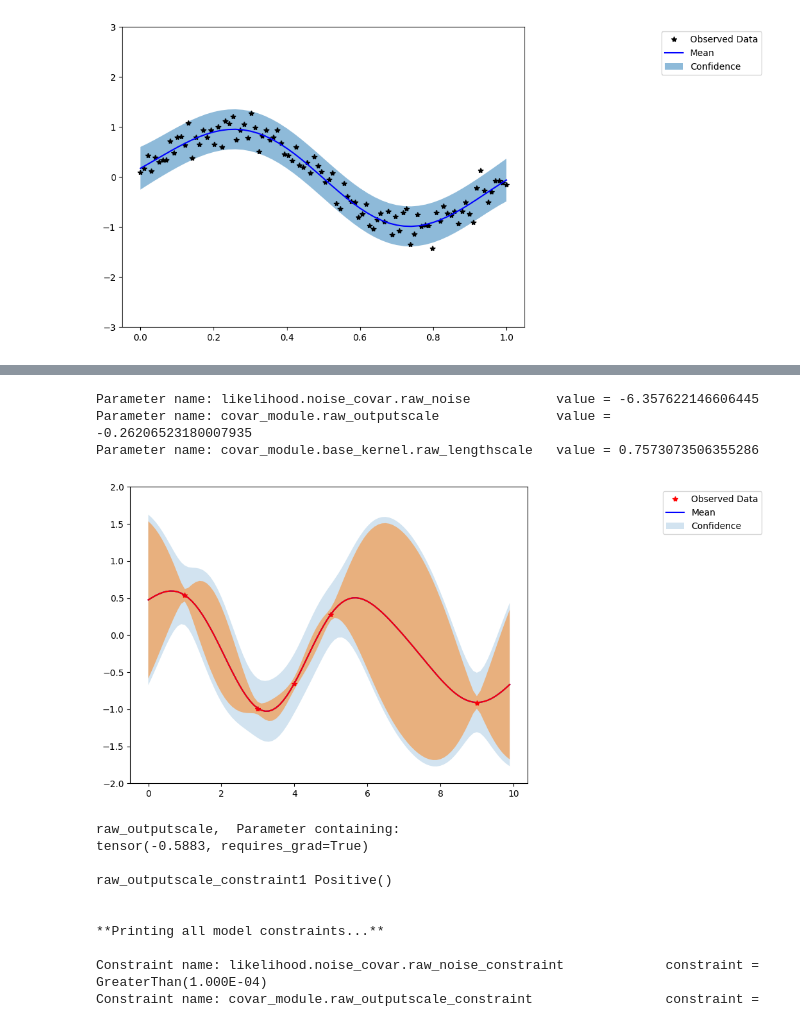
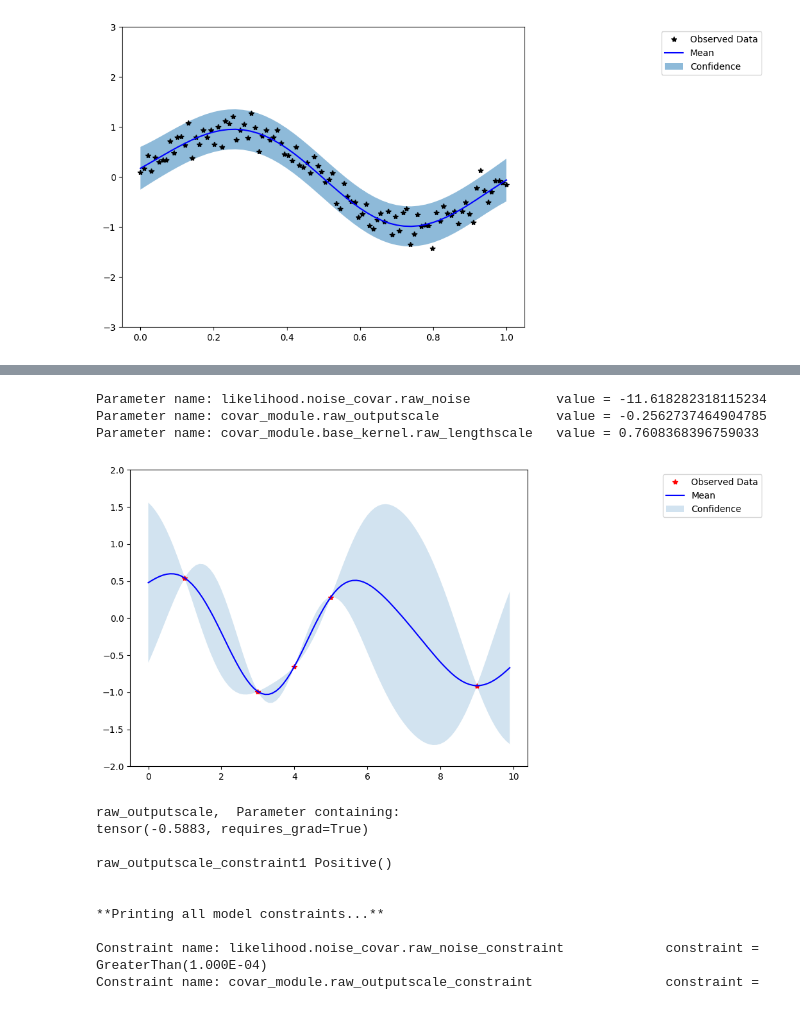
Before and after one commit to Leslieaj/GPTest, a Jupyter notebook: gpytorch_test1.ipynb, the cells around one changed output, grey strips where cells are left out. Drawn from its saved outputs; the diff is of its cells as text; code cells hidden in the pictures.

Commit message:
find a method to set the likelihood noise

```diff
--- a/gpytorch_test1.ipynb
+++ b/gpytorch_test1.ipynb
@@ -150,9 +150,12 @@ class ExactGPModel1(gpytorch.models.ExactGP):
 train_x1 = torch.tensor([3, 1, 4, 5, 9])
 train_y1 = torch.cos(train_x1)
 
-noises = torch.zeros(5)
-
-likelihood1 = gpytorch.likelihoods.GaussianLikelihood()
+# The way to set almost no noise likelihood. Assume: likelihood noise constraint was defined
+likelihood1 = gpytorch.likelihoods.GaussianLikelihood(noise_constraint=gpytorch.constraints.GreaterThan(1e-6))
+# Some small value, but don't make it too small or numerical performance will suffer. (1e-4)
+likelihood1.noise = 1e-5
+# Mark that don't want to train the noise.
+likelihood1.noise_covar.raw_noise.requires_grad_(False)
 model1 = ExactGPModel1(train_x1, train_y1, likelihood1)
 
 # Find optimal model hyperparameters
@@ -177,7 +180,7 @@ for i in range(training_iter):
     # Calc loss and backprop gradients
     loss = -mll(output, train_y1)
     loss.backward()
-    print('Iter %d/%d - Loss: %.3f   lengthscale: %.3f   noise: %.3f' % (
+    print('Iter %d/%d - Loss: %.3f   lengthscale: %.3f   noise: %.4f' % (
         i + 1, training_iter, loss.item(),
         model1.covar_module.base_kernel.lengthscale.item(),
         model1.likelihood.noise.item()
@@ -213,42 +216,44 @@ likelihood1.eval()
 
 with torch.no_grad():
     test_x1 = torch.arange(0, 10, 0.1)
-    trained_pred_dist = likelihood(model1(test_x1))
+    trained_pred_dist = likelihood1(model1(test_x1))
 
     d = model1(test_x1)
     mu = d.mean
     cov = d.covariance_matrix
-    assert mu.detach().numpy().all() == pred_mean.detach().numpy().all()
     uncertainty = 1.96 * np.sqrt(np.diag(cov.detach().numpy()))
     # print(test_x1)
     # print(uncertainty)
     # print(mu[11])
     # print(model1(torch.tensor([1])))
+    # print(np.diag(cov.detach().numpy()))
 
     pred_mean = trained_pred_dist.mean
+    assert mu.detach().numpy().all() == pred_mean.detach().numpy().all()
     pred_covar = trained_pred_dist.covariance_matrix
+    # print(np.diag(pred_covar.detach().numpy()))
     lower, upper = trained_pred_dist.confidence_region()
     for param_name, param in model1.named_parameters():
         print(f'Parameter name: {param_name:42} value = {param.item()}')
 
 f, ax = plt.subplots(1, 1, figsize=(8, 6))
 # Plot training data as black stars
 ax.plot(train_x1, train_y1, 'r*')
 # Plot predictive means as blue line
 ax.plot(test_x1, pred_mean, 'b')
 # Shade between the lower and upper confidence bounds
 ax.fill_between(test_x1, lower, upper, alpha=0.2)
 
-ax.plot(test_x1, mu, 'r')
+# ax.plot(test_x1, mu, 'r')
+# ax.fill_between(test_x1, mu+uncertainty, mu-uncertainty, alpha=0.5)
 
-ax.fill_between(test_x1, mu+uncertainty, mu-uncertainty, alpha=0.5)
 ax.set_ylim([-2, 2])
 ax.legend(['Observed Data', 'Mean', 'Confidence'], bbox_to_anchor=(1.6,1));
 # %% [output]
-Parameter name: likelihood.noise_covar.raw_noise           value = -6.357622146606445
-Parameter name: covar_module.raw_outputscale               value = -0.26206523180007935
-Parameter name: covar_module.base_kernel.raw_lengthscale   value = 0.7573073506355286
+Parameter name: likelihood.noise_covar.raw_noise           value = -11.618282318115234
+Parameter name: covar_module.raw_outputscale               value = -0.2562737464904785
+Parameter name: covar_module.base_kernel.raw_lengthscale   value = 0.7608368396759033
-[figure, old version]
+[figure, new version]
 # %%
 raw_outputscale = model1.covar_module.raw_outputscale
 print('raw_outputscale, ', raw_outputscale)
```
Also changed, not shown: parts of 1 cell of this notebook.
